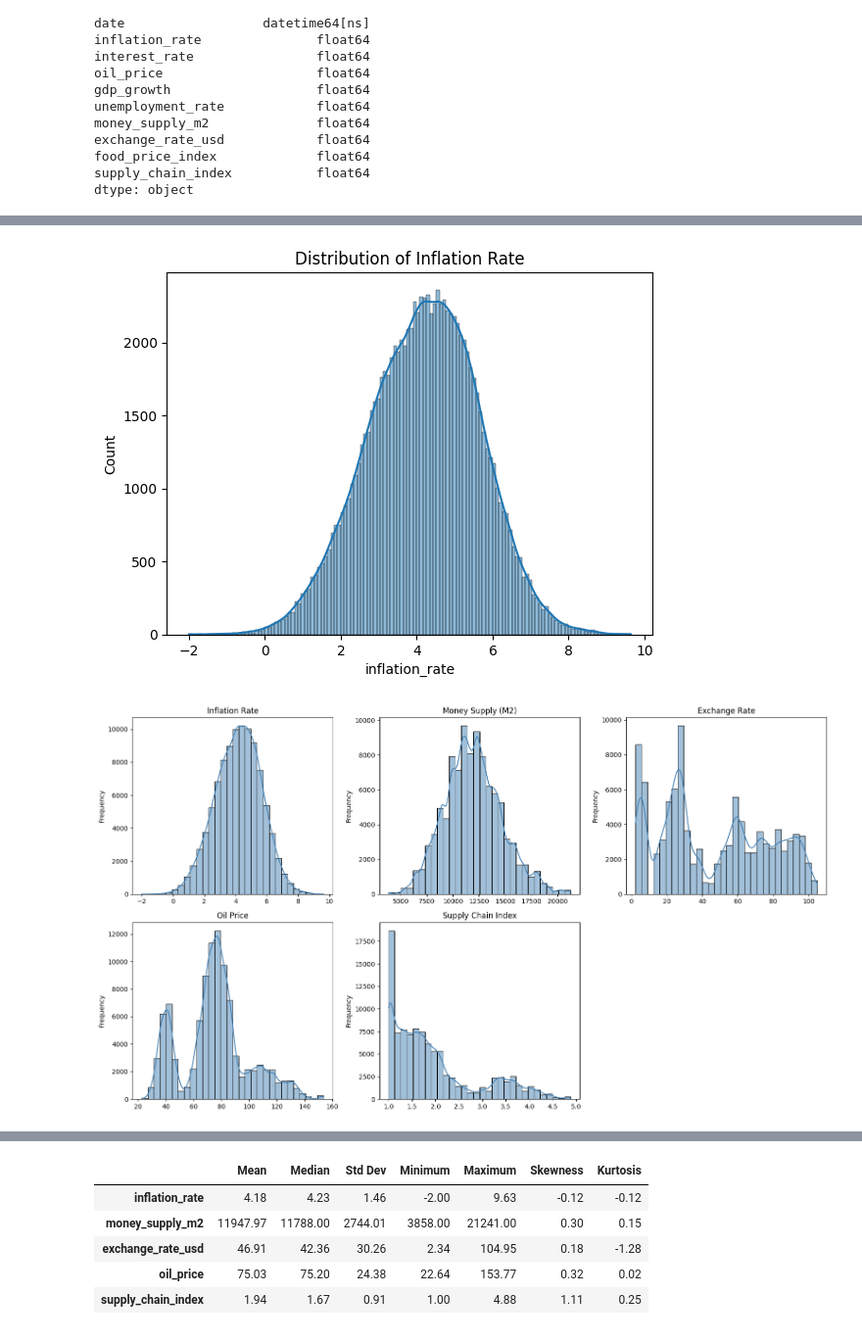
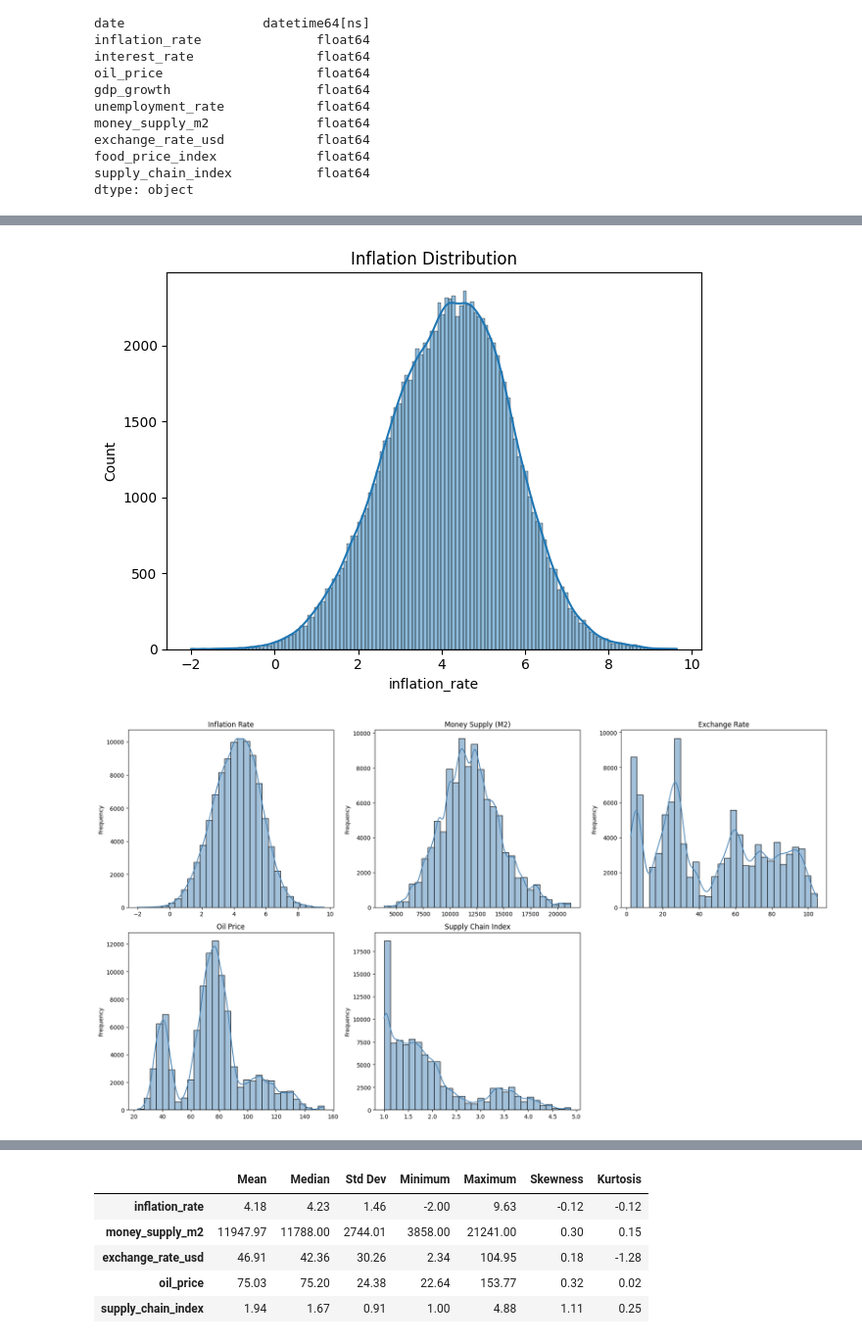
Before and after one commit to gesangamukti/global-inflation-analysis, a Jupyter notebook: globalinflationanalysispost-covid-eda-insight.ipynb, the cells around one changed output, grey strips where cells are left out. Shown at 98% size. Saved outputs shown, nothing was run; the diff lists cells and outputs as text; code cells hidden in the pictures.

```diff
--- a/globalinflationanalysispost-covid-eda-insight.ipynb
+++ b/globalinflationanalysispost-covid-eda-insight.ipynb
@@ -134,10 +134,19 @@ df.describe().T
 # %%
 plt.figure()
 sns.histplot(df['inflation_rate'], kde=True)
-plt.title("Distribution of Inflation Rate")
+plt.title("Inflation Distribution")
+
+plt.tight_layout()
+
+plt.savefig(
+    "inflation_distribution.png",
+    dpi=300,
+    bbox_inches="tight"
+)
+
 plt.show()
 # %% [output]
-[figure, old version]
+[figure, new version]
 # %%
 # ==============================
 # Distribution of Selected Variables
@@ -159,7 +168,7 @@ titles = [
     'Supply Chain Index'
 ]
 
-fig, axes = plt.subplots(2, 3, figsize=(16, 9))
+fig, axes = plt.subplots(2, 3, figsize=(18, 10))
 
 for ax, var, title in zip(axes.flatten(), selected_vars, titles):
 
@@ -180,9 +189,16 @@ for ax, var, title in zip(axes.flatten(), selected_vars, titles):
 axes[1,2].axis("off")
 
 plt.tight_layout()
+
+plt.savefig(
+    "distribution_selected_variables.png",
+    dpi=300,
+    bbox_inches="tight"
+)
+
 plt.show()
 # %% [output]
-[figure, old version]
+[figure, new version]
 # %%
 # ==============================
 # Boxplot Analysis
```
Also changed, not shown: parts of 16 cells of this notebook.
